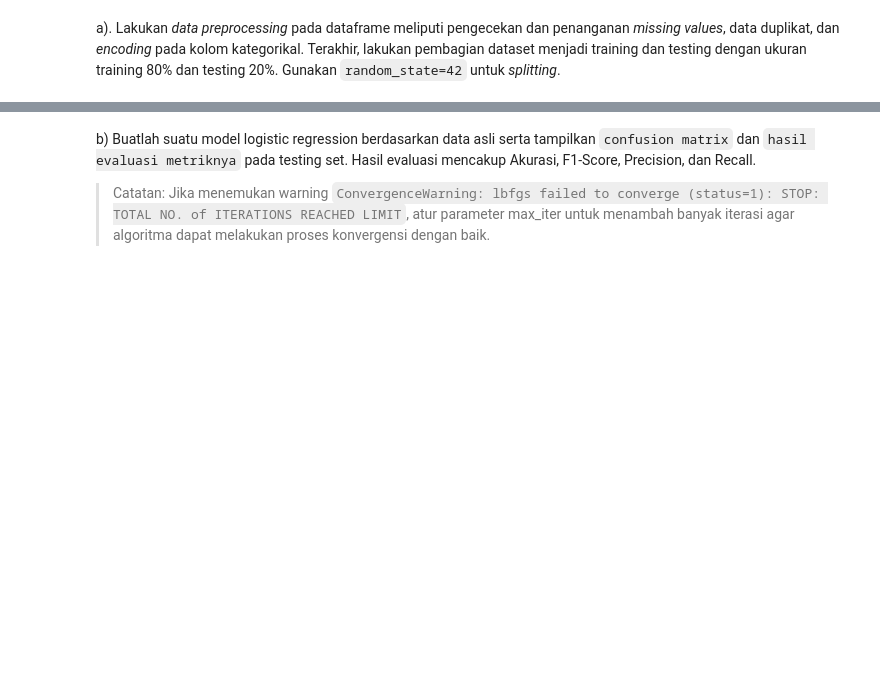
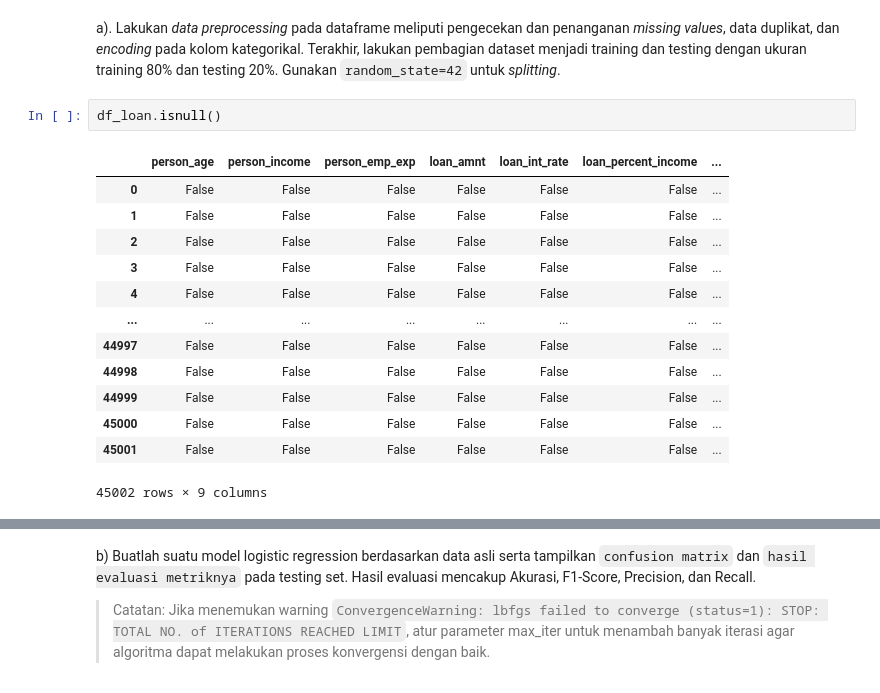
Before and after one commit to mhmdhaekal/lab-6-kasdad, a Jupyter notebook: C_Lab6_2206817490_MuhammadHaekalKalipaksi.ipynb, the cells around one changed output, grey strips where cells are left out. Saved outputs shown, nothing was run; the diff lists cells and outputs as text; blank space fills up the shorter version.

```diff
--- a/C_Lab6_2206817490_MuhammadHaekalKalipaksi.ipynb
+++ b/C_Lab6_2206817490_MuhammadHaekalKalipaksi.ipynb
@@ -695,3 +790,19 @@ memory usage: 3.1+ MB
 #### Soal 5: Logistic Regression
 # %% [markdown]
 a). Lakukan *data preprocessing* pada dataframe meliputi pengecekan dan penanganan *missing values*, data duplikat, dan *encoding* pada kolom kategorikal. Terakhir, lakukan pembagian dataset menjadi training dan testing dengan ukuran training 80% dan testing 20%. Gunakan `random_state=42` untuk *splitting*.
+# %%
+df_loan.isnull()
+# %% [output]
+|  | person_age | person_income | person_emp_exp | loan_amnt | loan_int_rate | loan_percent_income | ... |
+| 0 | False | False | False | False | False | False | ... |
+| 1 | False | False | False | False | False | False | ... |
+| 2 | False | False | False | False | False | False | ... |
+| 3 | False | False | False | False | False | False | ... |
+| 4 | False | False | False | False | False | False | ... |
+| ... | ... | ... | ... | ... | ... | ... | ... |
+| 44997 | False | False | False | False | False | False | ... |
+| 44998 | False | False | False | False | False | False | ... |
+| 44999 | False | False | False | False | False | False | ... |
+| 45000 | False | False | False | False | False | False | ... |
+| 45001 | False | False | False | False | False | False | ... |
+45002 rows × 9 columns
```
Also changed, not shown: parts of 34 cells of this notebook.
